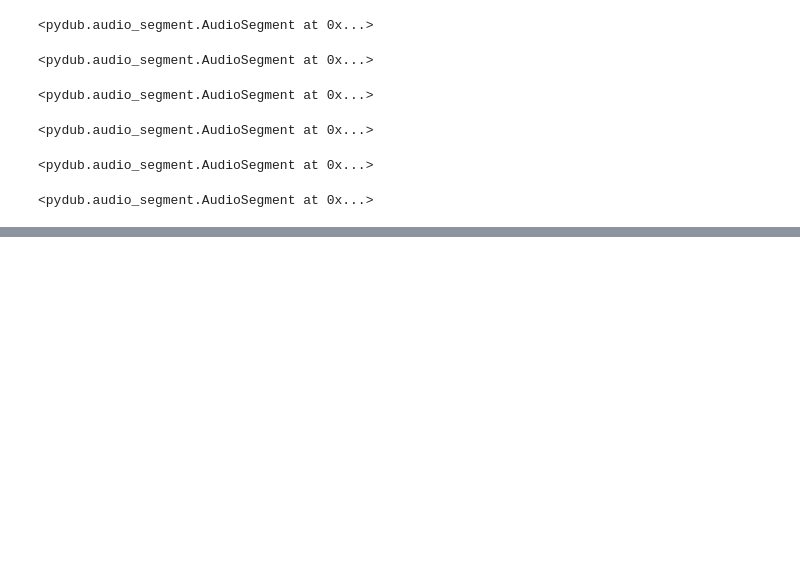
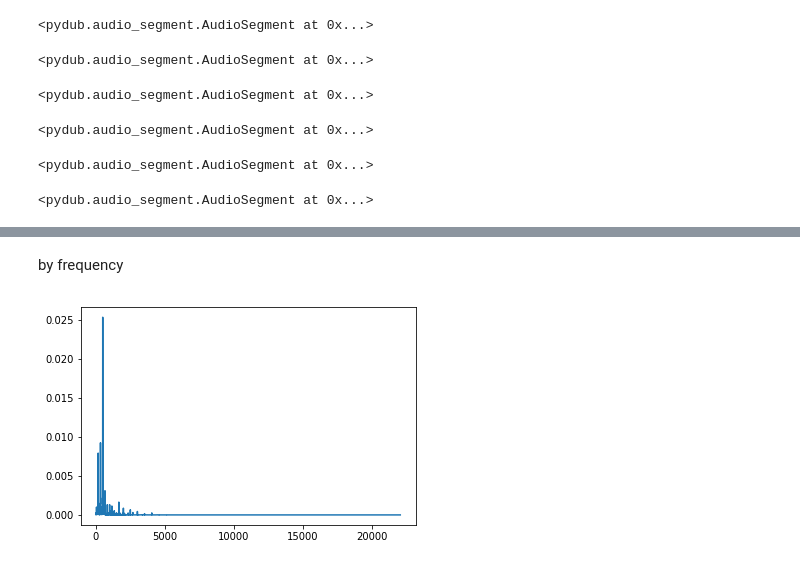
Before and after one commit to lightondust/topics_by_jupyter_notebook, a Jupyter notebook: audio_mel_scale.ipynb, the cells around one changed output, grey strips where cells are left out. Saved outputs shown, nothing was run; the diff lists cells and outputs as text; code cells hidden in the pictures; blank space fills up the shorter version.

```diff
--- a/loudness.ipynb
+++ b/audio_mel_scale.ipynb
@@ -125,0 +86,18 @@ interactive(children=(IntSlider(value=1500, description='freq', max=3000, min=10
+# %%
+window_n = int(0.3 * sr_piano)
+# %%
+f_piano, t_piano, freq_amp_piano = stft(arr_piano, nperseg=window_n, fs=sr_piano)
+# f_string, t_string, freq_amp_string = stft(arr_string, nperseg=window_n, fs=sr_piano)
+# %%
+spec_piano = abs(freq_amp_piano)
+# spec_string = abs(freq_amp_string)
+# %%
+sec = 15.2
+t_index = (t_piano < sec).sum()
+# %% [markdown]
+by frequency
+# %%
+plt.plot(f_piano, spec_piano[:,t_index])
+plt.savefig('hz.png')
+# %% [output]
+[figure, added]
```
Also changed, not shown: parts of 29 cells of this notebook, 4 other files.
